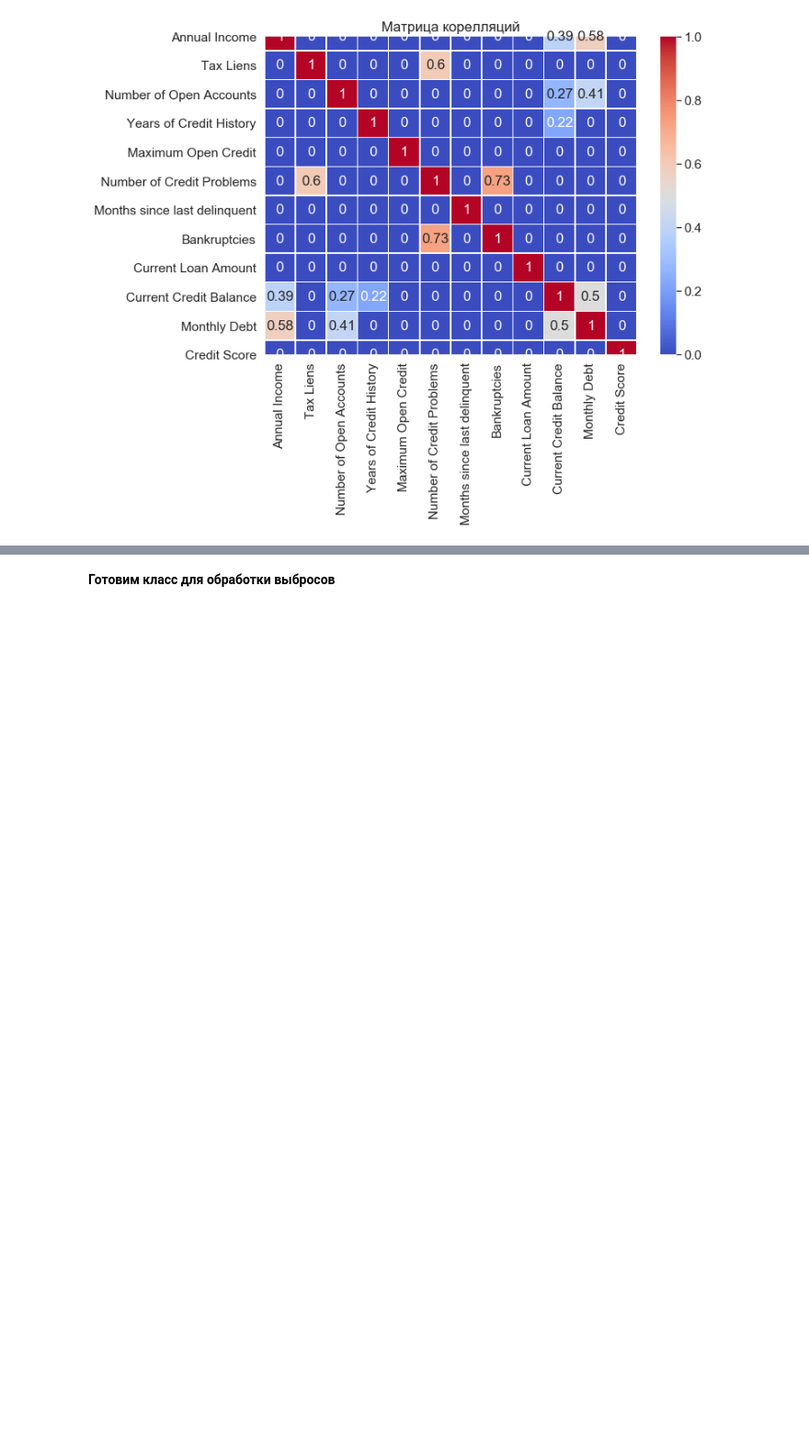
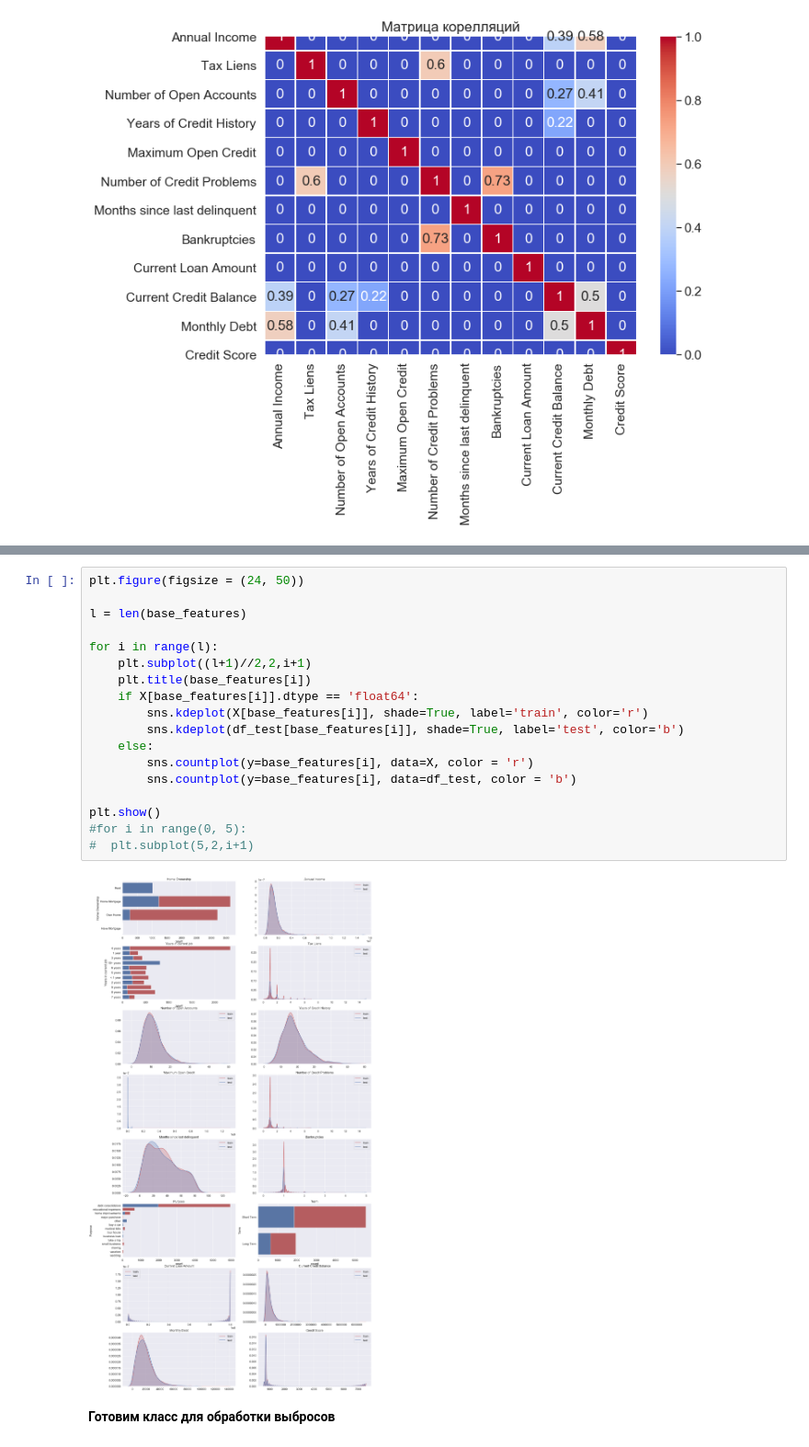
Before and after one commit to ShadarRim/gbpythonlibsadd, a Jupyter notebook: HW Lesson.ipynb, the cells around one changed output, grey strips where cells are left out. Shown at 92% size. Saved outputs shown, nothing was run; the diff lists cells and outputs as text; blank space fills up the shorter version.

Commit message:
outliners delete add, test and train data compare add

```diff
--- a/HW Lesson.ipynb
+++ b/HW Lesson.ipynb
@@ -332,3 +342,23 @@ plt.show()
+# %%
+plt.figure(figsize = (24, 50))
+
+l = len(base_features)
+
+for i in range(l):
+    plt.subplot((l+1)//2,2,i+1)
+    plt.title(base_features[i])
+    if X[base_features[i]].dtype == 'float64':
+        sns.kdeplot(X[base_features[i]], shade=True, label='train', color='r')
+        sns.kdeplot(df_test[base_features[i]], shade=True, label='test', color='b')
+    else:
+        sns.countplot(y=base_features[i], data=X, color = 'r')
+        sns.countplot(y=base_features[i], data=df_test, color = 'b')
+
+plt.show()
+#for i in range(0, 5):
+#  plt.subplot(5,2,i+1)
+# %% [output]
+[figure, added]
 # %% [markdown]
 **Готовим класс для обработки выбросов**
 # %%
```
Also changed, not shown: parts of 7 cells of this notebook.
